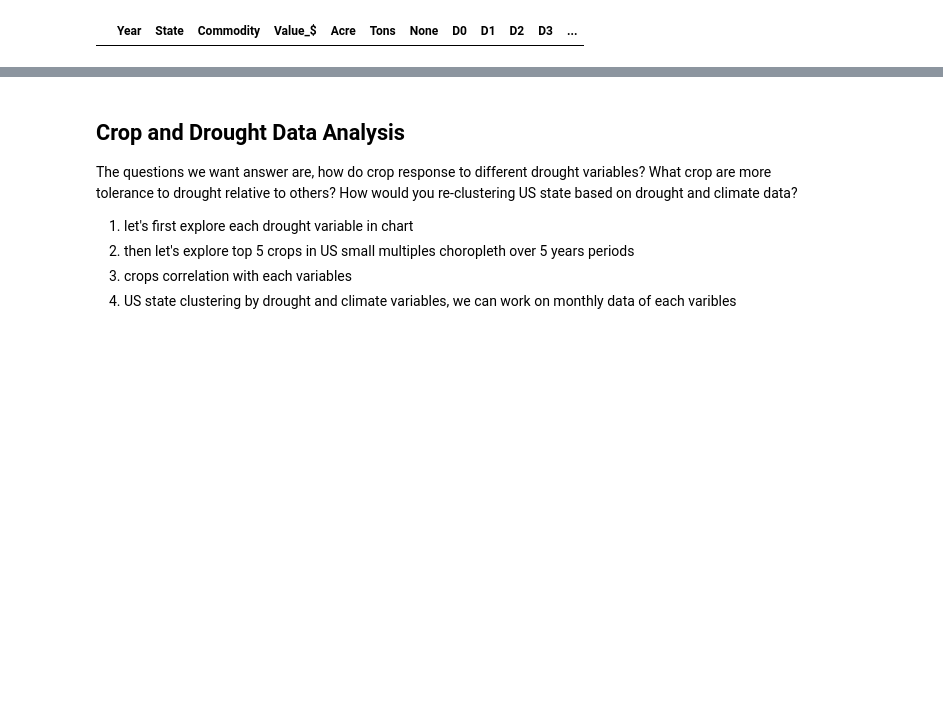
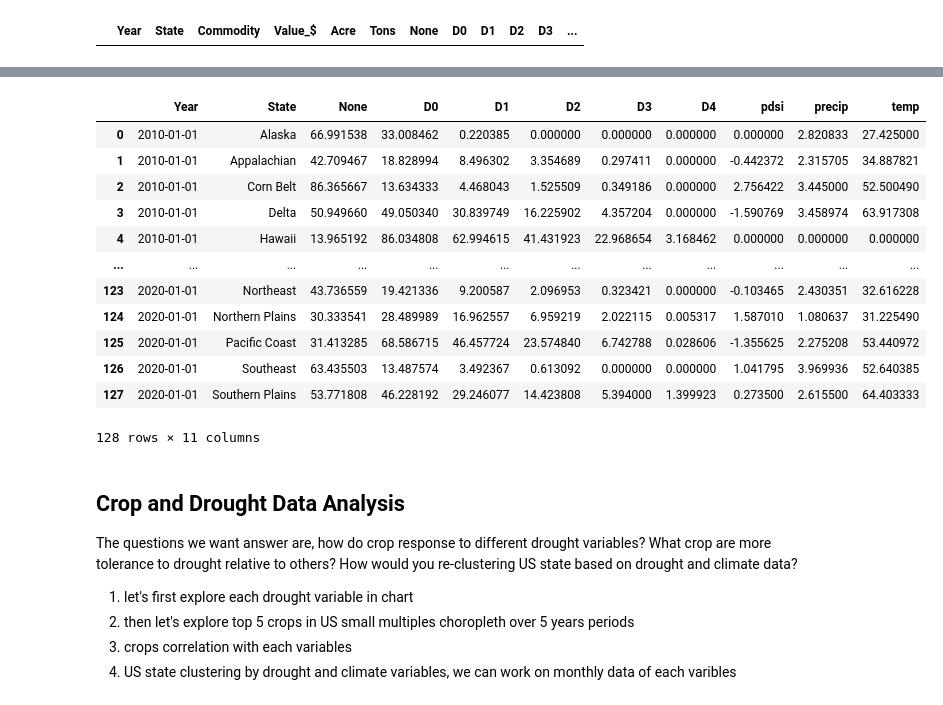
Before and after one commit to srilekha-sikhinam/SIADS-591_592, a Jupyter notebook: drought_crop.ipynb, the cells around one changed output, grey strips where cells are left out. Drawn from its saved outputs; the diff is of its cells as text; code cells hidden in the pictures; blank space fills up the shorter version.

```diff
--- a/drought_crop.ipynb
+++ b/drought_crop.ipynb
@@ -265,7 +357,7 @@ bar
 We also wants to merge the crop data with all other variables that we have as well as making it a GeoDataframe for easy choropleth plots.
 # %%
 # state shape file df
-geo_gdf = gpd.read_file('states_shapefile/cb_2018_us_state_500k.shx')
+geo_gdf = gpd.read_file('drive/MyDrive/Colab Notebooks/data/states_shapefile/cb_2018_us_state_500k.shx')
 geo_gdf['NAME'] = geo_gdf['NAME'].str.upper()
 geo_gdf.rename(columns={'NAME':'State'}, inplace=True)
 geo_gdf.State = geo_gdf.State.str.capitalize()
@@ -426,3 +499,59 @@ gdf
+# %%
+# create a geodataframe to work with geopandas or folium map
+new_gdf = pd.merge(df, geo_gdf, on='State', how='left')
+gdf = gpd.GeoDataFrame(new_gdf)
+gdf
+
+df_region = df.copy()
+df_region['State'].unique()
+
+df_region['Region']  = df_region['State'].replace(['Alabama','Florida','Georgia','South carolina'],'Southeast', inplace=True)
+df_region['Region']  = df_region['State'].replace(['Montana', 'Idaho', 'Wyoming', 'Nevada', 'Utah', 'Colorado', 'Arizona','New mexico'],'Mountain', inplace=True)
+df_region['Region']  = df_region['State'].replace(['Arkansas','Louisiana','Mississippi'],'Delta', inplace=True)
+df_region['Region']  = df_region['State'].replace(['California', 'Oregon','Washington'],'Pacific Coast', inplace=True)
+df_region['Region']  = df_region['State'].replace(['Maine','Vermont','New york','Massachusetts', 'Connecticut' , 'Rhode island', 'New hampshire', 'New jersey','Pennsylvania', 'Delaware', 'Maryland'],'Northeast', inplace=True)
+df_region['Region']  = df_region['State'].replace(['North dakota', 'South dakota', 'Nebraska', 'Kansas'],'Northern Plains', inplace=True)
+df_region['Region']  = df_region['State'].replace(['Kentucky','North carolina','Tennessee','Virginia','West virginia'],'Appalachian', inplace=True)
+df_region['Region']  = df_region['State'].replace(['Michigan', 'Minnesota', 'Wisconsin'],'Lake States', inplace=True)
+df_region['Region']  = df_region['State'].replace(['Texas','Oklahoma'],'Southern Plains', inplace=True)
+df_region['Region']  = df_region['State'].replace(['Illinois', 'Indiana', 'Iowa', 'Ohio','Missouri'], 'Corn Belt', inplace=True)
+
+df_region = df_region.drop(columns=['Region'])
+
+
+
+gdf_region = new_gdf.copy()
+gdf_region['Region']  = gdf_region['State'].replace(['Alabama','Florida','Georgia','South carolina'],'Southeast', inplace=True)
+gdf_region['Region']  = gdf_region['State'].replace(['Montana', 'Idaho', 'Wyoming', 'Nevada', 'Utah', 'Colorado', 'Arizona','New mexico'],'Mountain', inplace=True)
+gdf_region['Region']  = gdf_region['State'].replace(['Arkansas','Louisiana','Mississippi'],'Delta', inplace=True)
+gdf_region['Region']  = gdf_region['State'].replace(['California', 'Oregon','Washington'],'Pacific Coast', inplace=True)
+gdf_region['Region']  = gdf_region['State'].replace(['Maine','Vermont','New york','Massachusetts', 'Connecticut' , 'Rhode island', 'New hampshire', 'New jersey','Pennsylvania', 'Delaware', 'Maryland'],'Northeast', inplace=True)
+gdf_region['Region']  = gdf_region['State'].replace(['North dakota', 'South dakota', 'Nebraska', 'Kansas'],'Northern Plains', inplace=True)
+gdf_region['Region']  = gdf_region['State'].replace(['Kentucky','North carolina','Tennessee','Virginia','West virginia'],'Appalachian', inplace=True)
+gdf_region['Region']  = gdf_region['State'].replace(['Michigan', 'Minnesota', 'Wisconsin'],'Lake States', inplace=True)
+gdf_region['Region']  = gdf_region['State'].replace(['Texas','Oklahoma'],'Southern Plains', inplace=True)
+gdf_region['Region']  = gdf_region['State'].replace(['Illinois', 'Indiana', 'Iowa', 'Ohio','Missouri'], 'Corn Belt', inplace=True)
+
+gdf = gpd.GeoDataFrame(gdf_region)
+gdf.head(5)
+
+
+df_region_groupby = df_region.groupby(['Year','State'])['None','D0','D1','D2','D3','D4','pdsi','precip','temp'].mean().reset_index()
+df_region_groupby
+# %% [output]
+|  | Year | State | None | D0 | D1 | D2 | D3 | D4 | pdsi | precip | temp |
+| 0 | 2010-01-01 | Alaska | 66.991538 | 33.008462 | 0.220385 | 0.000000 | 0.000000 | 0.000000 | 0.000000 | 2.820833 | 27.425000 |
+| 1 | 2010-01-01 | Appalachian | 42.709467 | 18.828994 | 8.496302 | 3.354689 | 0.297411 | 0.000000 | -0.442372 | 2.315705 | 34.887821 |
+| 2 | 2010-01-01 | Corn Belt | 86.365667 | 13.634333 | 4.468043 | 1.525509 | 0.349186 | 0.000000 | 2.756422 | 3.445000 | 52.500490 |
+| 3 | 2010-01-01 | Delta | 50.949660 | 49.050340 | 30.839749 | 16.225902 | 4.357204 | 0.000000 | -1.590769 | 3.458974 | 63.917308 |
+| 4 | 2010-01-01 | Hawaii | 13.965192 | 86.034808 | 62.994615 | 41.431923 | 22.968654 | 3.168462 | 0.000000 | 0.000000 | 0.000000 |
+| ... | ... | ... | ... | ... | ... | ... | ... | ... | ... | ... | ... |
+| 123 | 2020-01-01 | Northeast | 43.736559 | 19.421336 | 9.200587 | 2.096953 | 0.323421 | 0.000000 | -0.103465 | 2.430351 | 32.616228 |
+| 124 | 2020-01-01 | Northern Plains | 30.333541 | 28.489989 | 16.962557 | 6.959219 | 2.022115 | 0.005317 | 1.587010 | 1.080637 | 31.225490 |
+| 125 | 2020-01-01 | Pacific Coast | 31.413285 | 68.586715 | 46.457724 | 23.574840 | 6.742788 | 0.028606 | -1.355625 | 2.275208 | 53.440972 |
+| 126 | 2020-01-01 | Southeast | 63.435503 | 13.487574 | 3.492367 | 0.613092 | 0.000000 | 0.000000 | 1.041795 | 3.969936 | 52.640385 |
+| 127 | 2020-01-01 | Southern Plains | 53.771808 | 46.228192 | 29.246077 | 14.423808 | 5.394000 | 1.399923 | 0.273500 | 2.615500 | 64.403333 |
+128 rows × 11 columns
 # %%
 # crop_gdf.explore(column='Value', cmap='OrRd', legend=True, tooltip=['State', 'Data Item', 'Value'])
 # %% [markdown]
```
Also changed, not shown: parts of 15 cells of this notebook.
